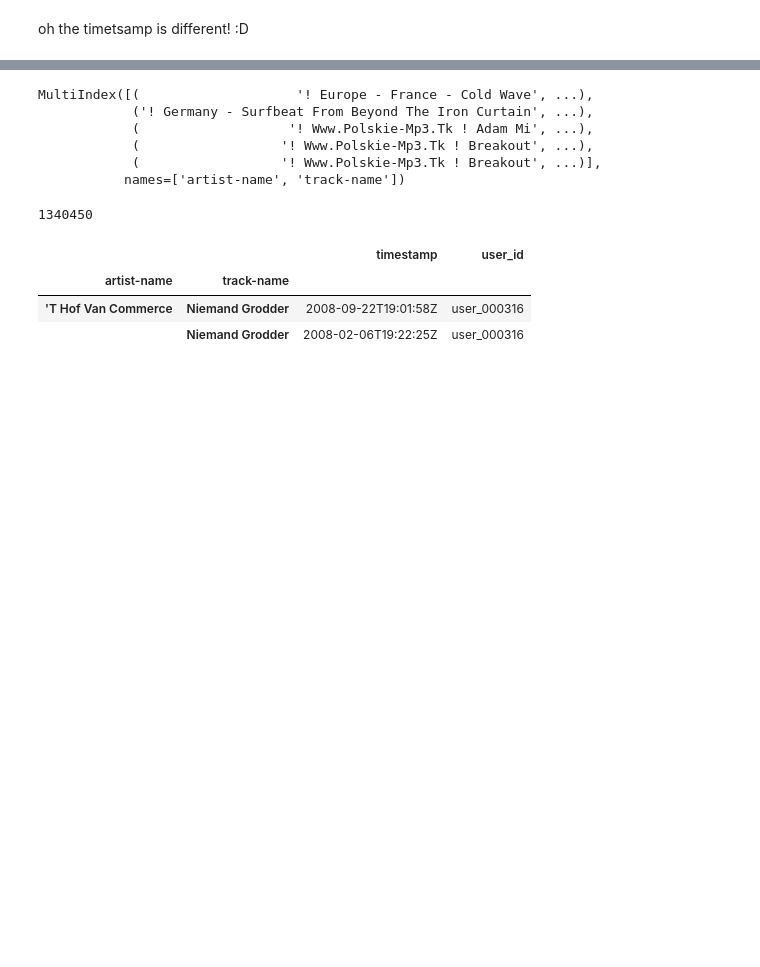
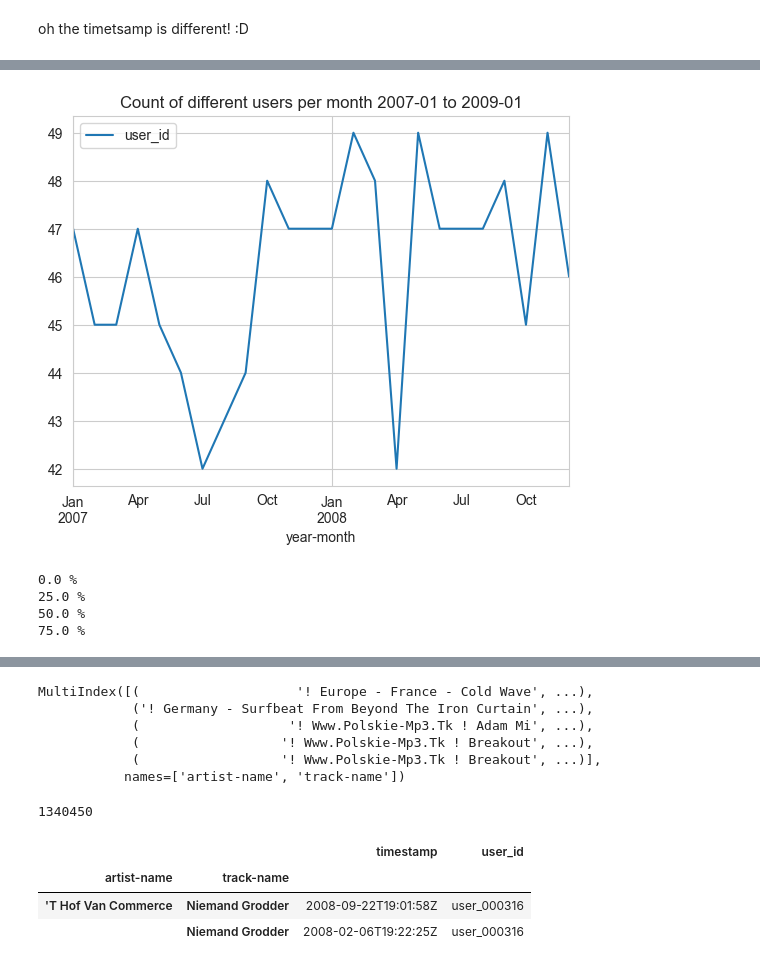
Before and after one commit to mariajoaolavoura/measuring_forgetting, a Jupyter notebook: notebooks/LastFM1k - EDA.ipynb, the cells around one changed output, grey strips where cells are left out. Drawn from its saved outputs; the diff is of its cells as text; code cells hidden in the pictures; blank space fills up the shorter version.

```diff
--- a/notebooks/LastFM1k - EDA.ipynb
+++ b/notebooks/LastFM1k - EDA.ipynb
@@ -340,0 +532,13 @@ df
+# %%
+data, _, _ ,_ = sample_time_period(['2007-01', '2009-01'], data_clean)
+# %% [output]
+[figure, added]
+# %%
+user_presence_df, user_month_interactions, \
+    trimestres, user_trimestre_interactions, \
+        semestres, user_semestre_interactions = get_interactions_info(data, 'user_id', quarter_info=True, semester_info=True)
+# %% [output]
+0.0 %
+25.0 %
+50.0 %
+75.0 %
```
Also changed, not shown: parts of 36 cells of this notebook, 3 other files.
